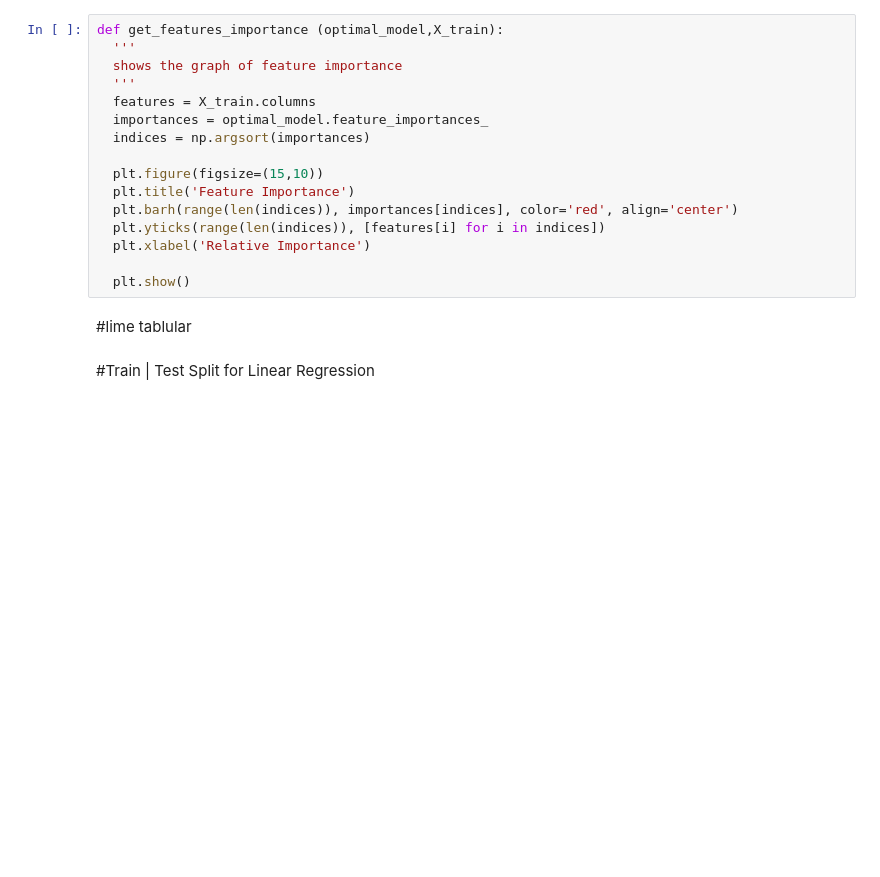
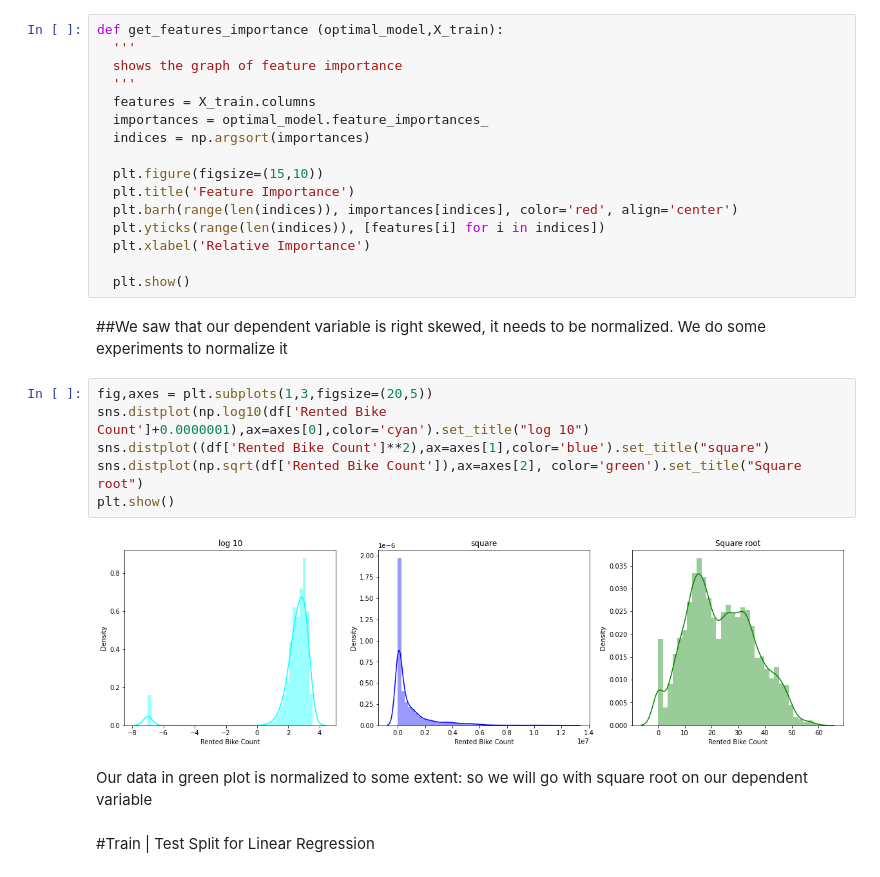
Before and after one commit to mohammadkaifee/Seoul-Bike-Sharing-Demand-Prediction, a Jupyter notebook: Bike_Sharing_Demand_Prediction_Capstone_Project.ipynb, the cells around one changed output. Drawn from its saved outputs; the diff is of its cells as text; blank space fills up the shorter version.

```diff
--- a/Bike_Sharing_Demand_Prediction_Capstone_Project.ipynb
+++ b/Bike_Sharing_Demand_Prediction_Capstone_Project.ipynb
@@ -513,8 +553,18 @@ def get_features_importance (optimal_model,X_train):
   plt.xlabel('Relative Importance')
 
   plt.show()
-# %% [markdown]
-#lime tablular
+# %% [markdown]
+##We saw that our dependent variable is right skewed, it needs to be normalized. We do some experiments to normalize it
+# %%
+fig,axes = plt.subplots(1,3,figsize=(20,5))
+sns.distplot(np.log10(df['Rented Bike Count']+0.0000001),ax=axes[0],color='cyan').set_title("log 10")
+sns.distplot((df['Rented Bike Count']**2),ax=axes[1],color='blue').set_title("square")
+sns.distplot(np.sqrt(df['Rented Bike Count']),ax=axes[2], color='green').set_title("Square root")
+plt.show()
+# %% [output]
+[figure, added]
+# %% [markdown]
+Our data in green plot is normalized to some extent: so we will go with square root on our dependent variable
 # %% [markdown]
 #Train | Test Split for Linear Regression
 # %%
```
Also changed, not shown: parts of 15 cells of this notebook.
